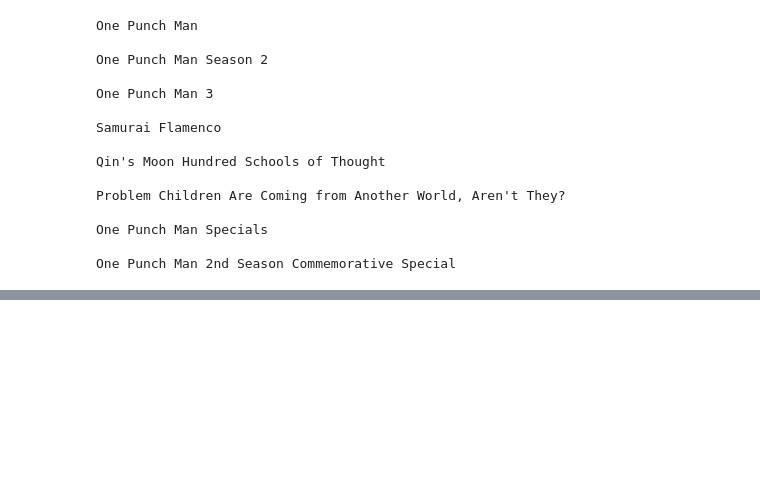
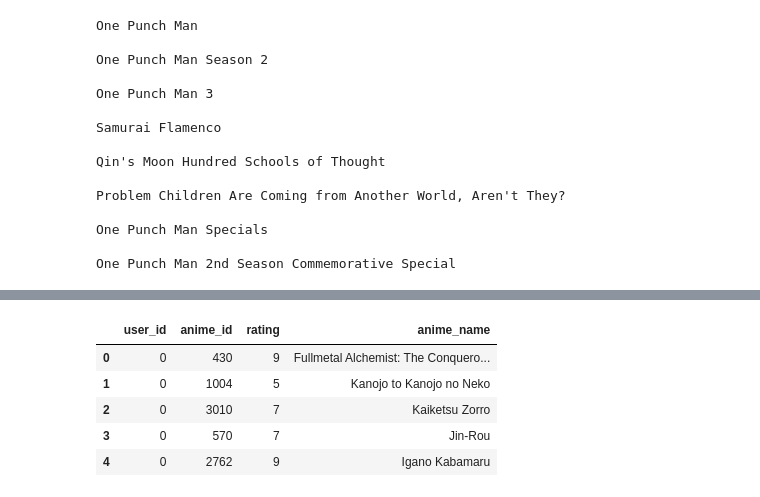
Before and after one commit to 68freeworld/Anime-Recommendation-Model, a Jupyter notebook: anime.ipynb, the cells around one changed output, grey strips where cells are left out. Cells and saved outputs as stored; diff of their text form; code cells hidden in the pictures; blank space fills up the shorter version.

```diff
--- a/anime.ipynb
+++ b/anime.ipynb
@@ -578,0 +595,2 @@ One Punch Man 2nd Season Commemorative Special
+# %%
+dff = pd.read_csv("ratings.csv")
@@ -578,0 +611,9 @@ One Punch Man 2nd Season Commemorative Special
+# %%
+dff.head()
+# %% [output]
+|  | user_id | anime_id | rating | anime_name |
+| 0 | 0 | 430 | 9 | Fullmetal Alchemist: The Conquero... |
+| 1 | 0 | 1004 | 5 | Kanojo to Kanojo no Neko |
+| 2 | 0 | 3010 | 7 | Kaiketsu Zorro |
+| 3 | 0 | 570 | 7 | Jin-Rou |
+| 4 | 0 | 2762 | 9 | Igano Kabamaru |
```
Also changed, not shown: parts of 12 cells of this notebook, 1 other file.
